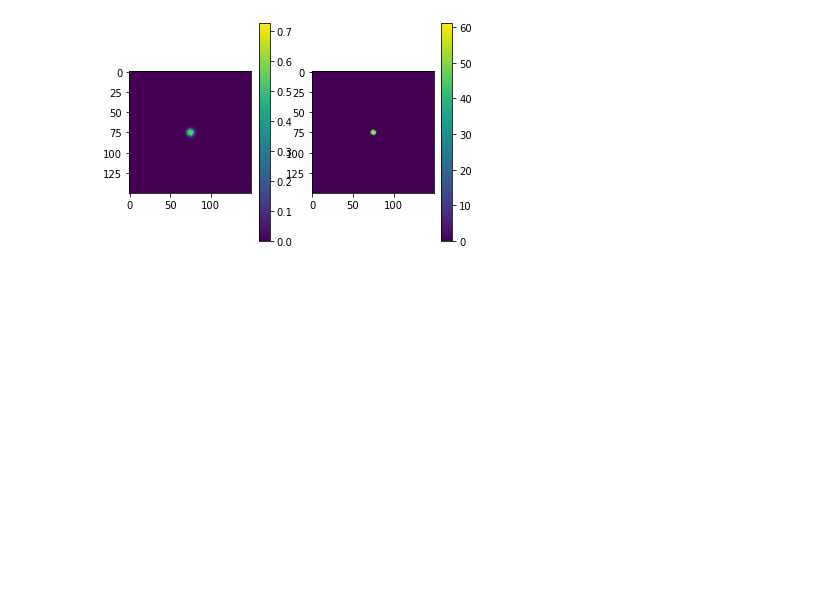
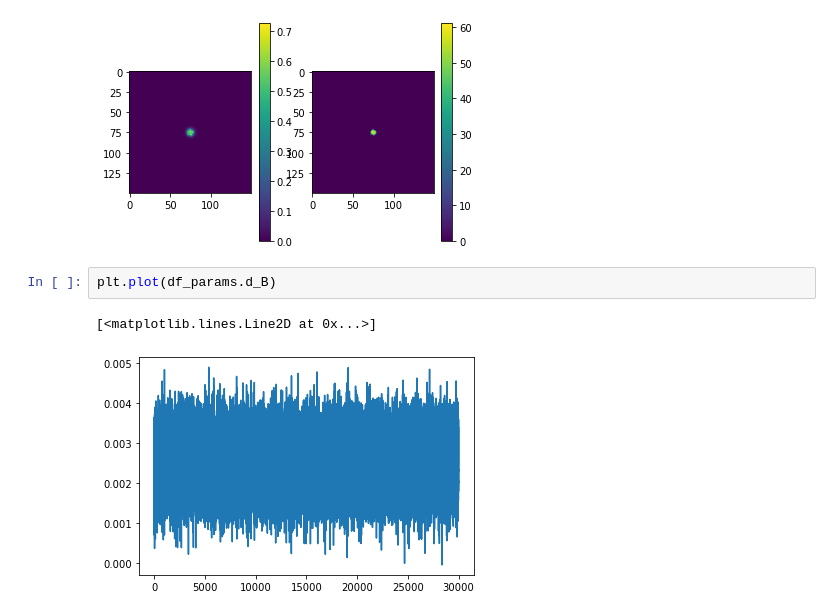
Before and after one commit to rpazuki/morpho_repo, a Jupyter notebook: growth/dataset.ipynb, the cells around one changed output. Saved outputs shown, nothing was run; the diff lists cells and outputs as text; blank space fills up the shorter version.

```diff
--- a/growth/dataset.ipynb
+++ b/growth/dataset.ipynb
@@ -52,3 +72,8 @@ plt.colorbar()
 # %% [output]
 <matplotlib.colorbar.Colorbar at 0x...>
 [figure]
+# %%
+plt.plot(df_params.d_B)
+# %% [output]
+[<matplotlib.lines.Line2D at 0x...>]
+[figure, added]
```
Also changed, not shown: parts of 1 cell of this notebook, 7 other files.
